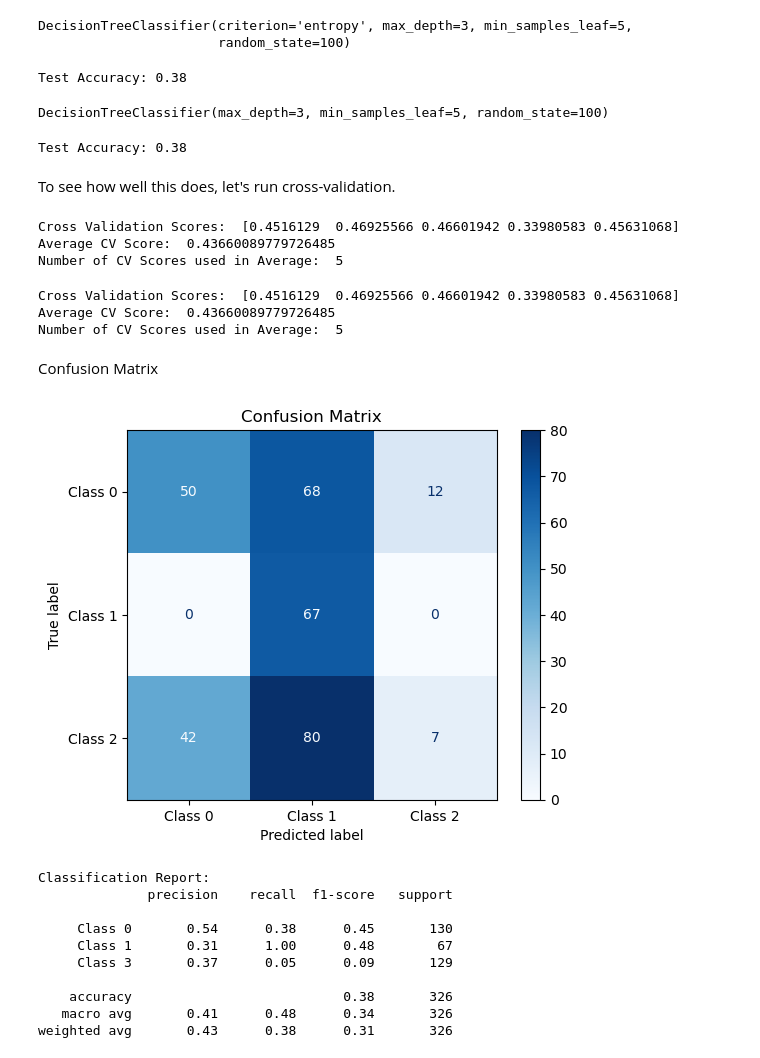
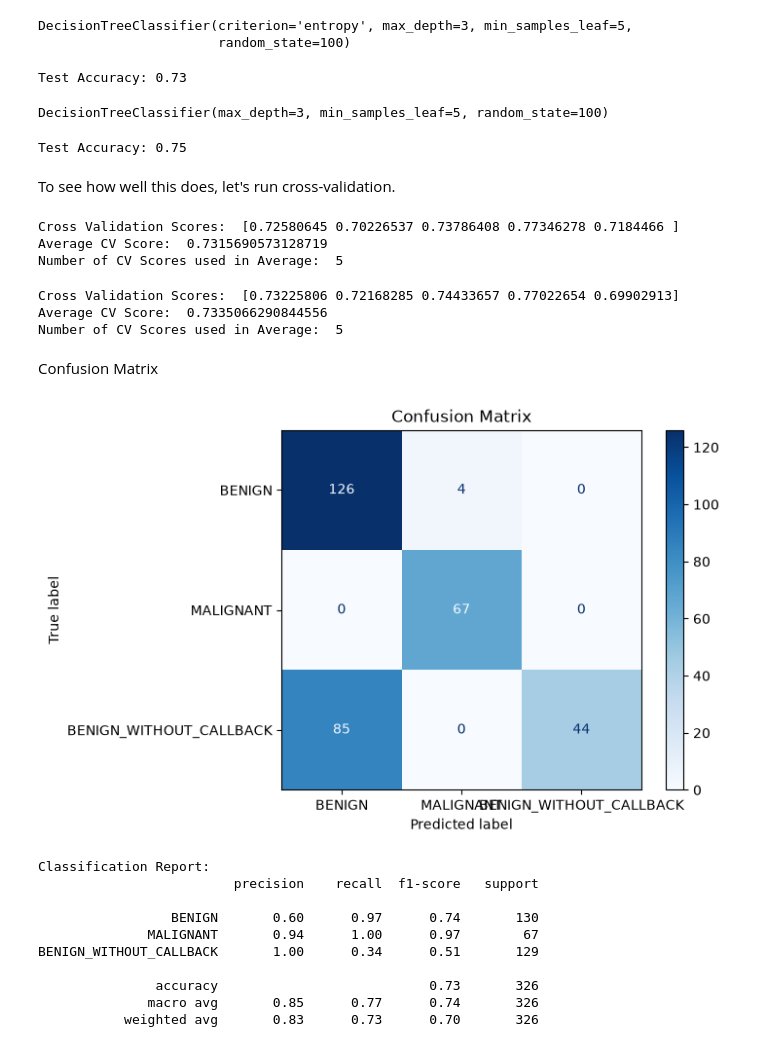
Before and after one commit to urbunny456/nsdc-fall-2026, a Jupyter notebook: decision_tree.ipynb, the cells around one changed output. Drawn from its saved outputs; the diff is of its cells as text; code cells hidden in the pictures.

```diff
--- a/decision_tree.ipynb
+++ b/decision_tree.ipynb
@@ -85,23 +87,37 @@ y = pd.concat([y_train, y_test], ignore_index=True)
 Note! Since our dataset already splits it into training and testing, we don't need to do that on our own. This is important to be aware of, because there is a function in sklearn that can split our data into training and testing and you'll often see code online use that
 # %% [markdown]
 Documentation: https://scikit-learn.org/stable/modules/generated/sklearn.tree.DecisionTreeClassifier.html
+# %%
+# fill missing blanks with the word 'Missing'
+X_train_filled = X_train.fillna('Missing')
+X_test_filled = X_test.fillna('Missing')
+
+# convert text categories into 0s and 1s
+X_train_encoded = pd.get_dummies(X_train_filled)
+X_test_encoded = pd.get_dummies(X_test_filled)
+
+# match the test columns to the train columns
+X_test_encoded = X_test_encoded.reindex(columns=X_train_encoded.columns, fill_value=0)
 # %%
 # Train a decision tree using entropy measure
 # NOTE: THIS WILL ERROR BECAUSE WE HAVE CATEGORICAL VARIABLES. We need to recode this
+
+# setting boundaries for the decision tree; 3 layers of questions and at least 5 examples per leaf
 max_depth = 3
 min_samples_leaf = 5
 
+# entropy measures how clean the data is at each split; random_state allows for reproducibility of the results; .fit trains the model on the training data
 clf_entropy = DecisionTreeClassifier(criterion="entropy", random_state=100, max_depth=max_depth, min_samples_leaf=min_samples_leaf)
-clf_entropy.fit(X_train, y_train)
+clf_entropy.fit(X_train_encoded, y_train)
 # %% [output]
 DecisionTreeClassifier(criterion='entropy', max_depth=3, min_samples_leaf=5,
                        random_state=100)
 # %%
 # Predict and evaluate entropy
-y_pred_entropy = clf_entropy.predict(X_test)
+y_pred_entropy = clf_entropy.predict(X_test_encoded)
 print(f"Test Accuracy: {accuracy_score(y_test, y_pred_entropy):.2f}")
 # %% [output]
-Test Accuracy: 0.38
+Test Accuracy: 0.73
 # %%
 # Train a decision tree using GINI measure (with the same parameters as entropy)
 clf_gini = DecisionTreeClassifier(criterion="gini", random_state=100, max_depth=max_depth, min_samples_leaf=min_samples_leaf)
@@ -110,59 +126,59 @@ clf_gini.fit(X_train, y_train)
 DecisionTreeClassifier(max_depth=3, min_samples_leaf=5, random_state=100)
 # %%
 # Predict and evaluate entropy
-y_pred_gini = clf_gini.predict(X_test)
+y_pred_gini = clf_gini.predict(X_test_encoded)
 print(f"Test Accuracy: {accuracy_score(y_test, y_pred_gini):.2f}")
 # %% [output]
-Test Accuracy: 0.38
+Test Accuracy: 0.75
 # %% [markdown]
 To see how well this does, let's run cross-validation.
 # %%
-scores_entropy = cross_val_score(clf_entropy, X_train, y_train, cv = 5)
+scores_entropy = cross_val_score(clf_entropy, X_train_encoded, y_train, cv = 5)
 
 print("Cross Validation Scores: ", scores_entropy)
 print("Average CV Score: ", scores_entropy.mean())
 print("Number of CV Scores used in Average: ", len(scores_entropy))
 # %% [output]
-Cross Validation Scores:  [0.4516129  0.46925566 0.46601942 0.33980583 0.45631068]
-Average CV Score:  0.43660089779726485
+Cross Validation Scores:  [0.72580645 0.70226537 0.73786408 0.77346278 0.7184466 ]
+Average CV Score:  0.7315690573128719
 Number of CV Scores used in Average:  5
 # %%
-scores_gini = cross_val_score(clf_gini, X_train, y_train, cv = 5)
+scores_gini = cross_val_score(clf_gini, X_train_encoded, y_train, cv = 5)
 
 print("Cross Validation Scores: ", scores_gini)
 print("Average CV Score: ", scores_gini.mean())
 print("Number of CV Scores used in Average: ", len(scores_gini))
 # %% [output]
-Cross Validation Scores:  [0.4516129  0.46925566 0.46601942 0.33980583 0.45631068]
-Average CV Score:  0.43660089779726485
+Cross Validation Scores:  [0.73225806 0.72168285 0.74433657 0.77022654 0.69902913]
+Average CV Score:  0.7335066290844556
 Number of CV Scores used in Average:  5
 # %% [markdown]
 Confusion Matrix
 # %%
 # Confusion Matrix
 # change "Class 0", "Class 1"
 cm = confusion_matrix(y_test, y_pred_entropy)
-disp = ConfusionMatrixDisplay(confusion_matrix=cm, display_labels=["Class 0", "Class 1", "Class 2"])
+disp = ConfusionMatrixDisplay(confusion_matrix=cm, display_labels=["BENIGN", "MALIGNANT", "BENIGN_WITHOUT_CALLBACK"])
 disp.plot(cmap="Blues")
 plt.title(f"Confusion Matrix")
 plt.grid(False)
 plt.show()
 
 # Detailed classification report
 print("Classification Report:")
-print(classification_report(y_test, y_pred_entropy, target_names=["Class 0", "Class 1", "Class 3"]))
+print(classification_report(y_test, y_pred_entropy, target_names=["BENIGN", "MALIGNANT", "BENIGN_WITHOUT_CALLBACK"]))
 # %% [output]
-[figure, old version]
+[figure, new version]
 Classification Report:
-              precision    recall  f1-score   support
+                         precision    recall  f1-score   support
 
-     Class 0       0.54      0.38      0.45       130
-     Class 1       0.31      1.00      0.48        67
-     Class 3       0.37      0.05      0.09       129
+                 BENIGN       0.60      0.97      0.74       130
+              MALIGNANT       0.94      1.00      0.97        67
+BENIGN_WITHOUT_CALLBACK       1.00      0.34      0.51       129
 
-    accuracy                           0.38       326
-   macro avg       0.41      0.48      0.34       326
-weighted avg       0.43      0.38      0.31       326
+               accuracy                           0.73       326
+              macro avg       0.85      0.77      0.74       326
+           weighted avg       0.83      0.73      0.70       326
 # %%
 # Confusion Matrix
 # change "Class 0", "Class 1"
```
Also changed, not shown: parts of 10 cells of this notebook.
